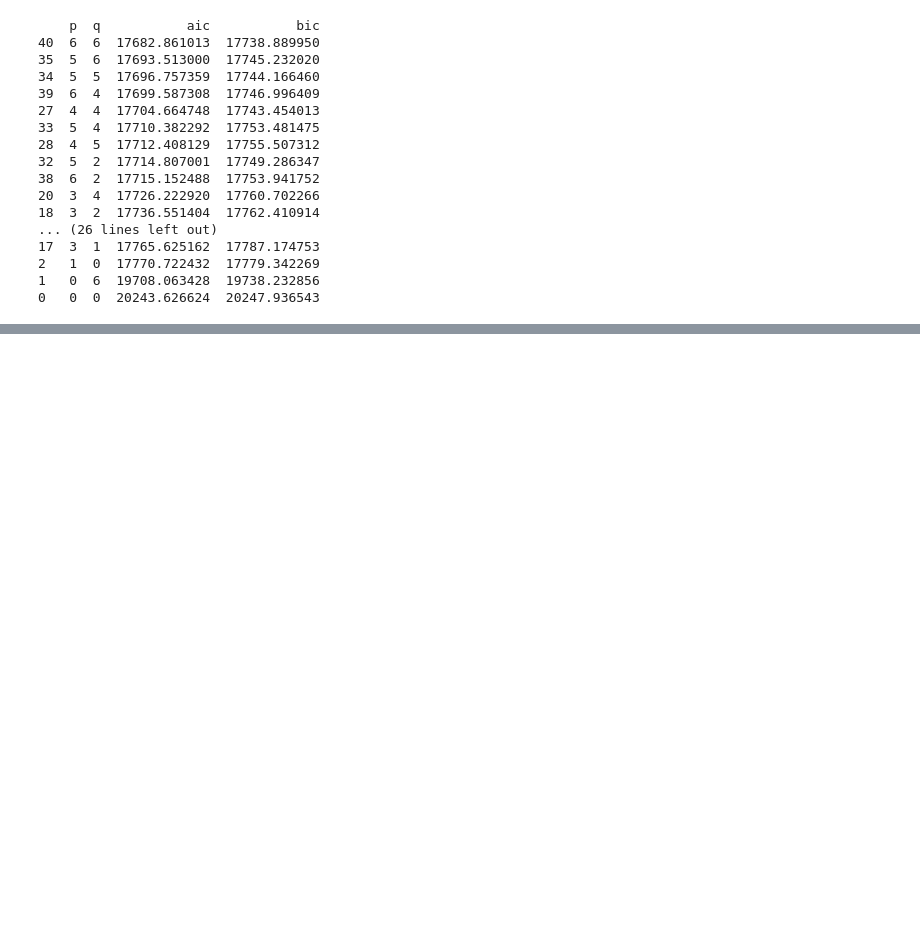
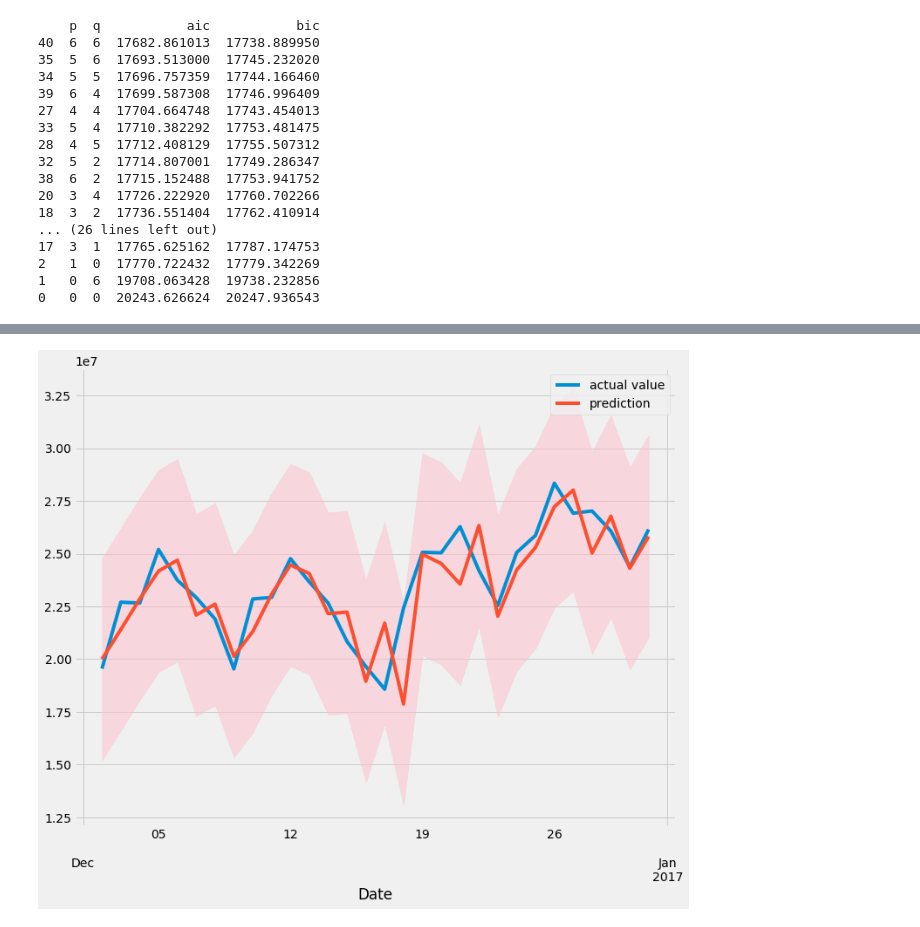
Before and after one commit to Subikshaa/Time-Series-Forecasting-on-Web-Traffic-Dataset, a Jupyter notebook: forecast.ipynb, the cells around one changed output, grey strips where cells are left out. Saved outputs shown, nothing was run; the diff lists cells and outputs as text; code cells hidden in the pictures; blank space fills up the shorter version.

Commit message:
ARMA model prediction

```diff
--- a/forecast.ipynb
+++ b/forecast.ipynb
@@ -320,3 +320,9 @@ print(aic_bic_df.sort_values('aic'))
 2   1  0  17770.722432  17779.342269
 1   0  6  19708.063428  19738.232856
 0   0  0  20243.626624  20247.936543
+# %%
+model = SARIMAX(top_page_filtered,order=(6,0,6))
+result = model.fit()
+# %%
+forecast = result.get_prediction(start=-30)
+forecast_mean = forecast.predicted_mean
@@ -322,0 +369,3 @@ print(aic_bic_df.sort_values('aic'))
+# %%
+confidence_interval = forecast.conf_int()
+confidence_interval.head(n=30)
@@ -322,0 +390,12 @@ print(aic_bic_df.sort_values('aic'))
+# %%
+fig,ax=plt.subplots()
+top_page_filtered[-30:].rename(columns={'Views':'actual value'}).plot(ax=ax)
+forecast_mean.plot(ax=ax,label='prediction')
+plt.fill_between(confidence_interval.index, \
+                confidence_interval['lower Views'], \
+                confidence_interval['upper Views'], \
+                color='pink', alpha=0.5)
+plt.legend()
+plt.show()
+# %% [output]
+[figure, added]
```
Also changed, not shown: parts of 3 cells of this notebook.
